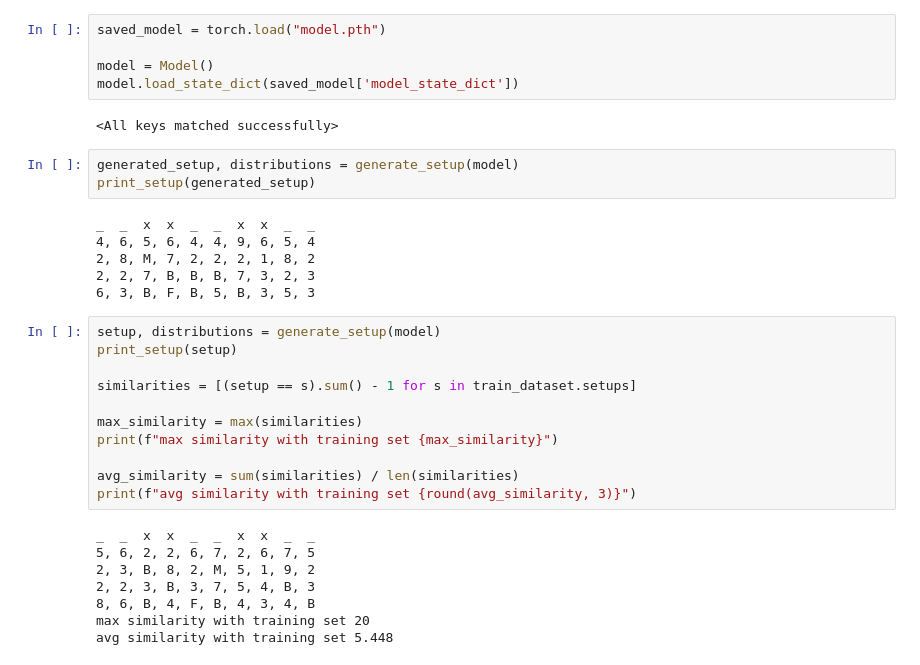
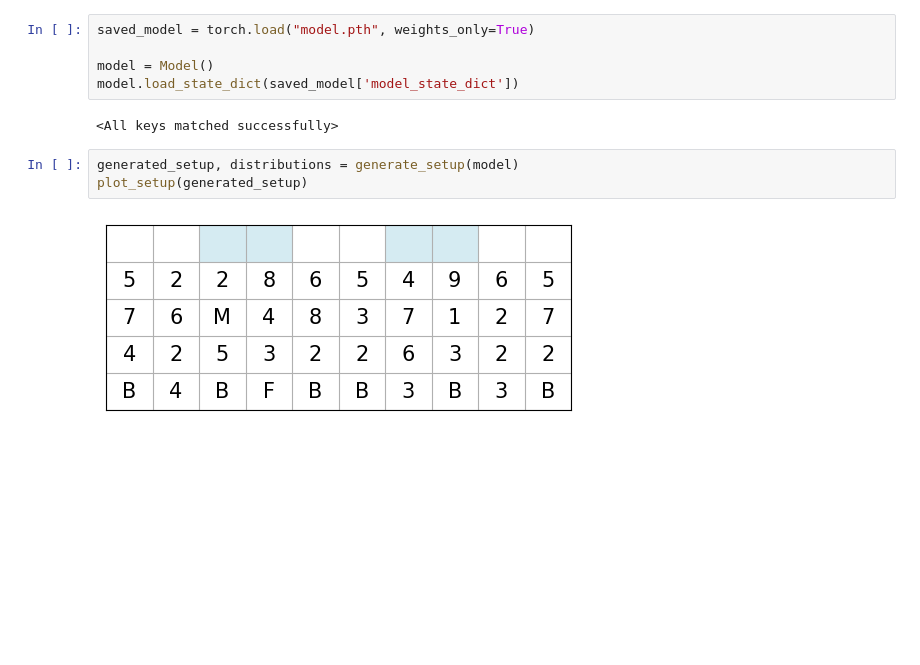
Before and after one commit to angelosmar1/stratego-setup-generator, a Jupyter notebook: main.ipynb, the cells around one changed output. Drawn from its saved outputs; the diff is of its cells as text; blank space fills up the shorter version.

```diff
--- a/main.ipynb
+++ b/main.ipynb
@@ -262,5 +258,5 @@ plot_loss_curves(train_loss_per_epoch, val_loss_per_epoch, best_epoch)
 # %%
-saved_model = torch.load("model.pth")
+saved_model = torch.load("model.pth", weights_only=True)
 
 model = Model()
 model.load_state_dict(saved_model['model_state_dict'])
@@ -268,31 +264,8 @@ model.load_state_dict(saved_model['model_state_dict'])
 <All keys matched successfully>
 # %%
 generated_setup, distributions = generate_setup(model)
-print_setup(generated_setup)
+plot_setup(generated_setup)
 # %% [output]
-_  _  x  x  _  _  x  x  _  _
-4, 6, 5, 6, 4, 4, 9, 6, 5, 4
-2, 8, M, 7, 2, 2, 2, 1, 8, 2
-2, 2, 7, B, B, B, 7, 3, 2, 3
-6, 3, B, F, B, 5, B, 3, 5, 3
+[figure, added]
-# %%
-setup, distributions = generate_setup(model)
-print_setup(setup)
-
-similarities = [(setup == s).sum() - 1 for s in train_dataset.setups]
-
-max_similarity = max(similarities)
-print(f"max similarity with training set {max_similarity}")
-
-avg_similarity = sum(similarities) / len(similarities)
-print(f"avg similarity with training set {round(avg_similarity, 3)}")
-# %% [output]
-_  _  x  x  _  _  x  x  _  _
-5, 6, 2, 2, 6, 7, 2, 6, 7, 5
-2, 3, B, 8, 2, M, 5, 1, 9, 2
-2, 2, 3, B, 3, 7, 5, 4, B, 3
-8, 6, B, 4, F, B, 4, 3, 4, B
-max similarity with training set 20
-avg similarity with training set 5.448
 # %%
 setup, distributions = generate_setup(model)
```
Also changed, not shown: parts of 5 cells of this notebook, 1 other file.
